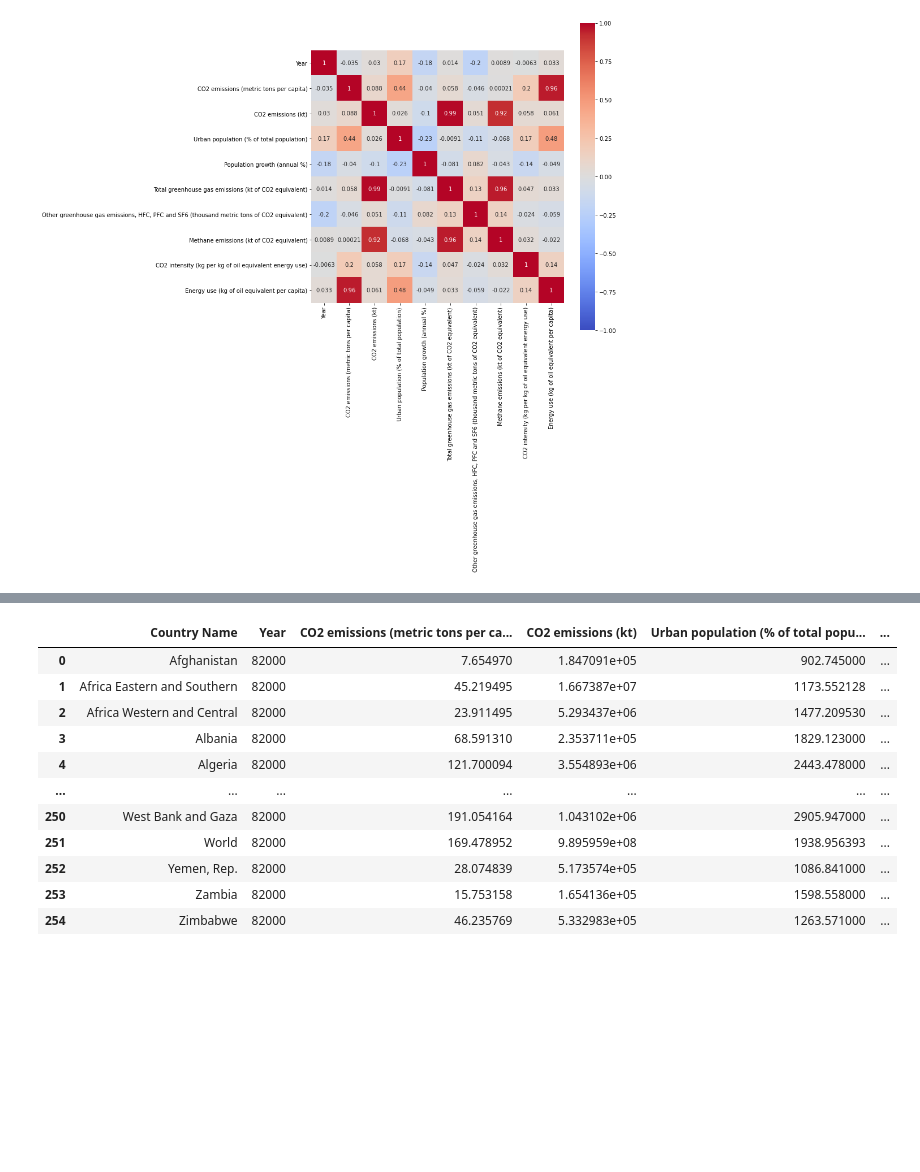
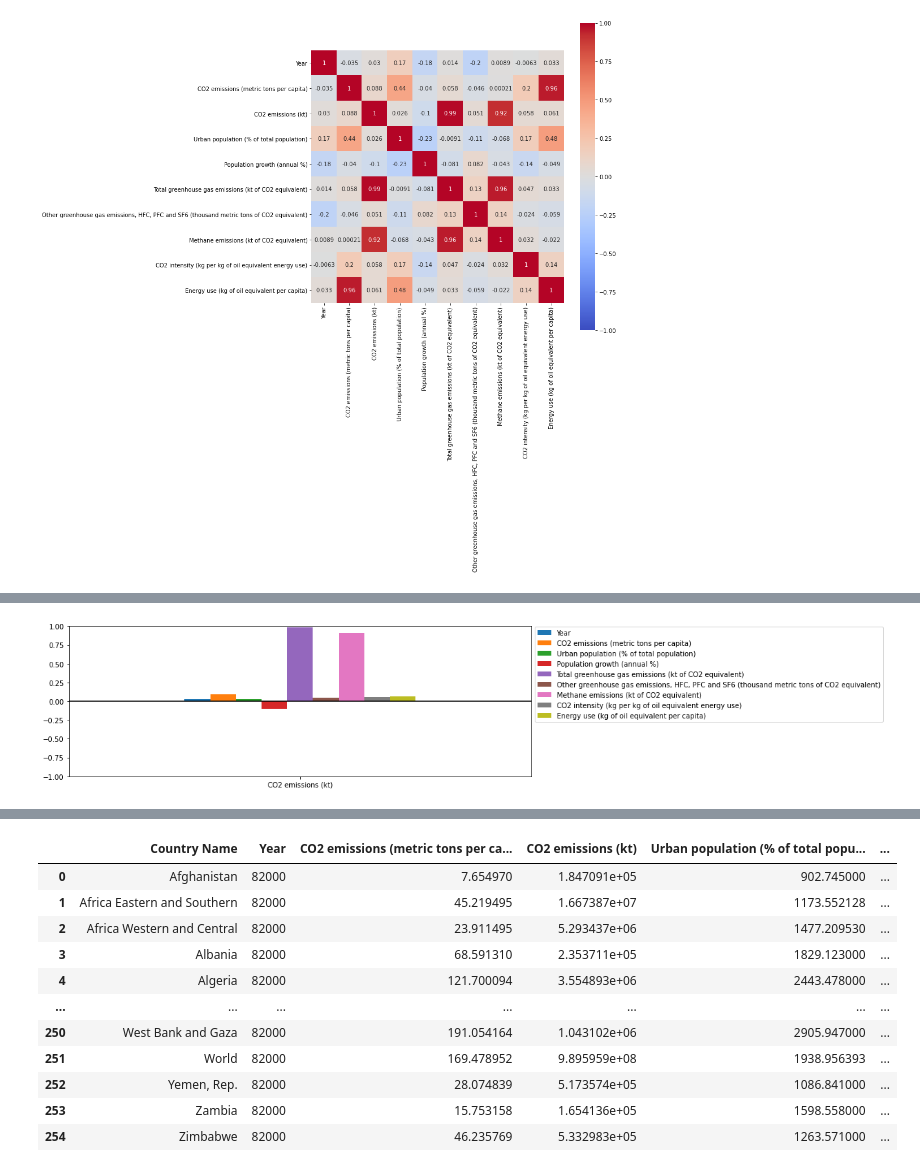
Before and after one commit to BingQuanChua/SASPICIOUS, a Jupyter notebook: eda_Bing_2.ipynb, the cells around one changed output, grey strips where cells are left out. Saved outputs shown, nothing was run; the diff lists cells and outputs as text; code cells hidden in the pictures; blank space fills up the shorter version.

```diff
--- a/eda_Bing_2.ipynb
+++ b/eda_Bing_2.ipynb
@@ -58,0 +79,5 @@ sns.heatmap(df_corr, square=True, annot=True, vmin=-1, vmax=1, cmap="coolwarm")
+# %%
+target_col = 'CO2 emissions (kt)'
+plot_corr_col(target_col)
+# %% [output]
+[figure, added]
```
Also changed, not shown: parts of 3 cells of this notebook, 5 other files.
